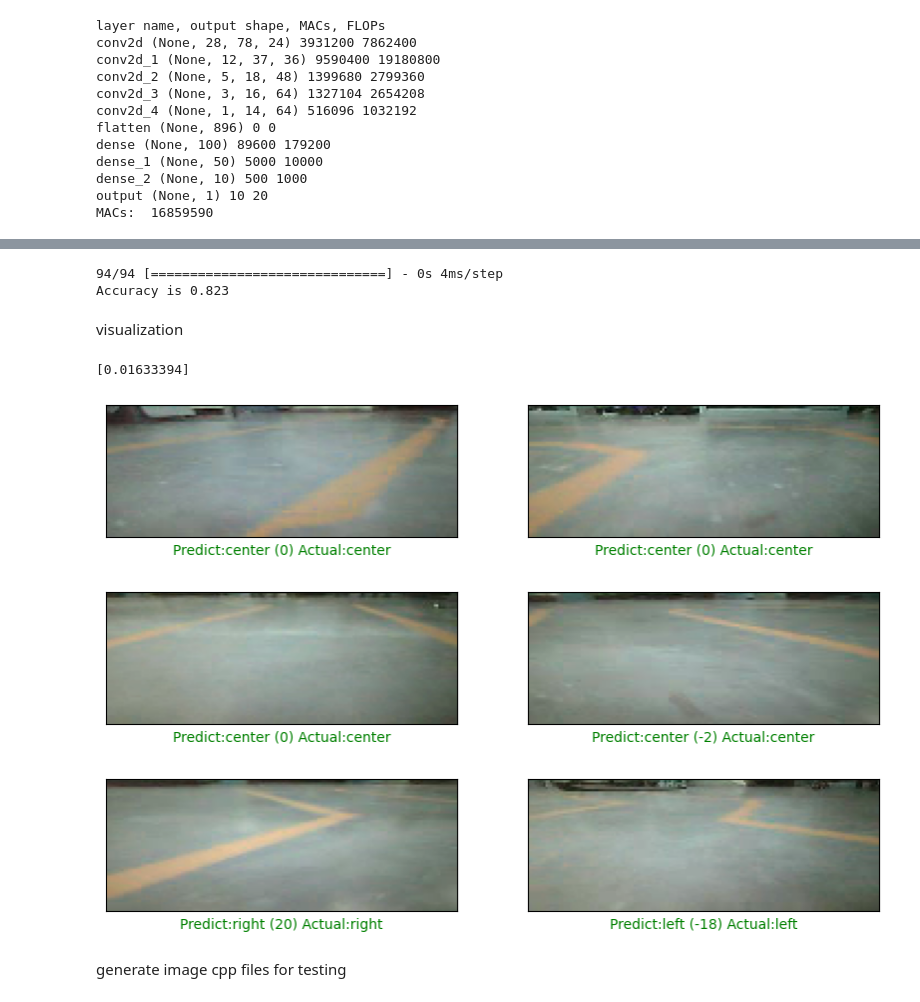
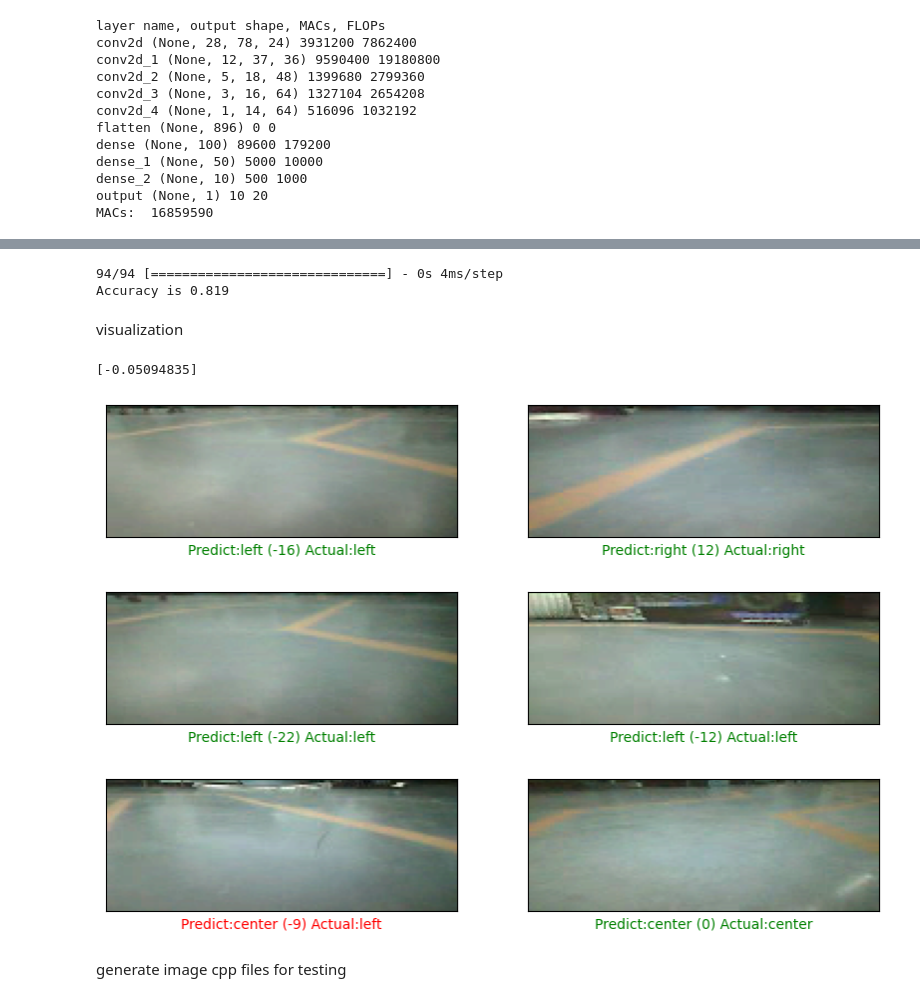
Before and after one commit to heechul/DeepPicar-ESP32S3, a Jupyter notebook: RunAll-v2.ipynb, the cells around one changed output, grey strips where cells are left out. Saved outputs shown, nothing was run; the diff lists cells and outputs as text; code cells hidden in the pictures.

```diff
--- a/RunAll-v2.ipynb
+++ b/RunAll-v2.ipynb
@@ -29,11 +29,9 @@ print(tf.__version__)
 2.21.0
 # %%
 
-use_int8 = False                             # use int8 input tensor
-use_quantization_aware_training = False     # use quantization aware training, instead of post training quantization
+use_int8 = True                             # use int8 input tensor
 use_finetuning = False                      # use fine tuning after loading initial weights, instead of trainig from scratch
 
 print("use_int8: ", use_int8)
-print("use_quantization_aware_training: ", use_quantization_aware_training)
 print("use_finetuning: ", use_finetuning)
 # %% [output]
@@ -294,16 +291,8 @@ dense_2 (None, 10) 500 1000
 output (None, 1) 10 20
 MACs:  16859590
 # %%
-print("Quantize Model")
-
-if use_quantization_aware_training:
-	quantize_model = tfmot.quantization.keras.quantize_model
-	q_aware_model = quantize_model(model)
-else:
-	q_aware_model = model
-
 print ("Model compile")
-q_aware_model.compile(optimizer=tf.keras.optimizers.legacy.Adam(3e-4),
+model.compile(optimizer=tf.keras.optimizers.legacy.Adam(3e-4),
 		                loss=tf.keras.losses.MeanSquaredError())
-q_aware_model.summary()
+model.summary()
 # %% [output]
@@ -330,7 +319,7 @@ _________________________________________________________________
 # print("class_weights", class_weights)
 
 if use_finetuning:
-    q_aware_model.load_weights(model_file + ".h5")
+    model.load_weights(model_file + ".h5")
     print("loaded weights from", model_file + ".h5")
     n_epochs = 5
 else:
@@ -338,8 +327,8 @@ else:
 
 # Continue with the rest of the code
 print ("Model fit")
-# q_aware_model.reset_states()
-history = q_aware_model.fit(x_train, y_train, batch_size=128,
+# model.reset_states()
+history = model.fit(x_train, y_train, batch_size=128,
                     epochs=n_epochs, validation_data=(x_test, y_test),
                     callbacks=[tf.keras.callbacks.EarlyStopping(patience=5, restore_best_weights=True)],
                     )
@@ -385,19 +374,19 @@ def get_action(angle_rad):
   elif degree <-angle_thresh:
     return "left"
 
-pred_angle = q_aware_model.predict(x_test)
+pred_angle = model.predict(x_test)
 pred = np.array(list(map(get_action, pred_angle)))
 ground = np.array(list(map(get_action, y_test)))
 print('Accuracy is %.3f' % np.mean(pred == ground))
 # %% [output]
 94/94 [==============================] - 0s 4ms/step
-Accuracy is 0.823
+Accuracy is 0.819
 # %% [markdown]
 visualization
 # %%
 print(pred_angle[0])
 # %% [output]
-[0.01633394]
+[-0.05094835]
 # %%
 def plot_image(i, prediction_array, groundtrue_array, img_array):
   angle, predicted_label, groundtrue_label, img = int(rad2deg(pred_angle[i])[0]), prediction_array[i], groundtrue_array[i], img_array[i]
@@ -421,18 +410,18 @@ def plot_image(i, prediction_array, groundtrue_array, img_array):
   plt.xlabel("Predict:{} ({}) Actual:{}".format(predicted_label,angle,groundtrue_label), color=color)
 # %%
 #@title Visualize the outputs { run: "auto" }
-index = 0 #@param {type:"slider", min:0, max:244, step:6}
+index = 200 #@param {type:"slider", min:0, max:244, step:6}
 for i in range(3):
   plt.figure(figsize=(10,3))
   plt.subplot(1,2,1)
   plot_image(index + 2*i, pred, ground, x_test)
   plt.subplot(1,2,2)
   plot_image(index + 2*i+1, pred, ground, x_test)
   plt.show()
 # %% [output]
-[figure, old version]
+[figure, new version]
-[figure, old version]
+[figure, new version]
-[figure, old version]
+[figure, new version]
 # %% [markdown]
 generate image cpp files for testing
 # %%
```
Also changed, not shown: parts of 11 cells of this notebook, 4 other files.
